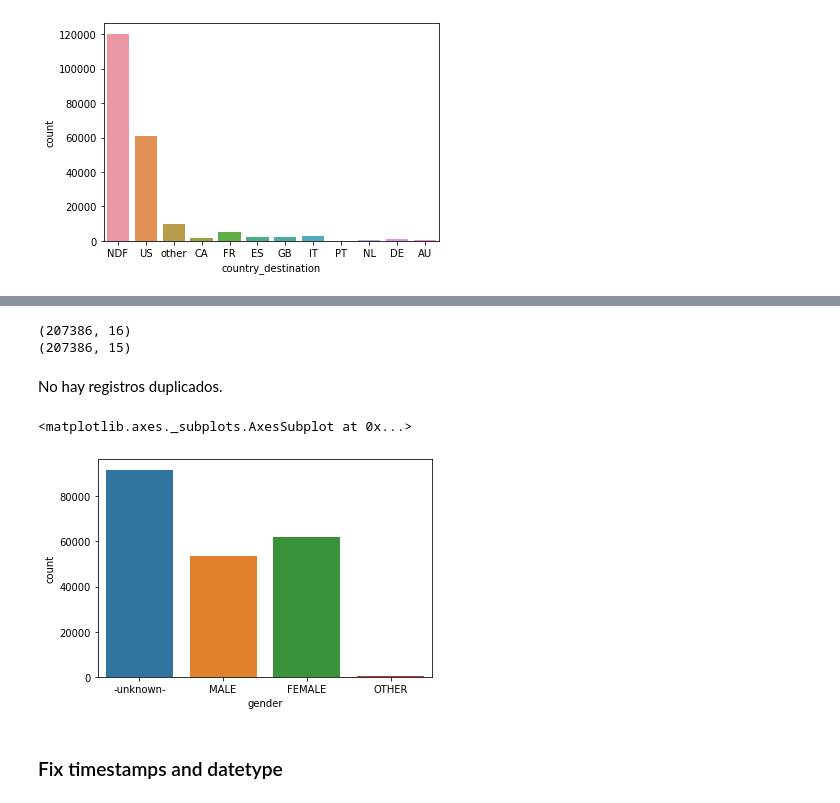
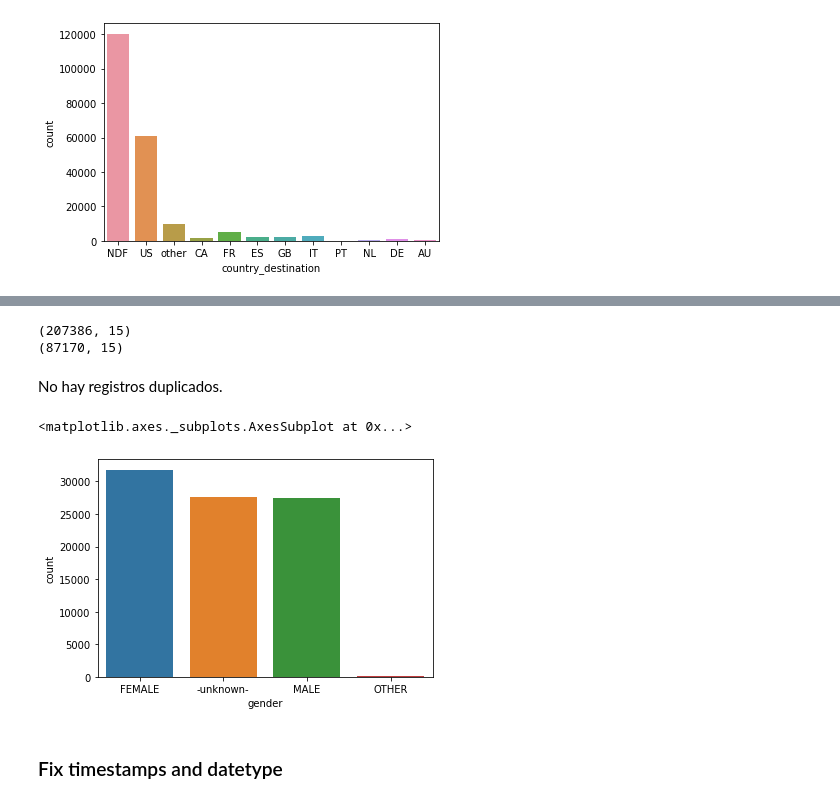
Before and after one commit to kevinsen/MentoriaAirbnb, a Jupyter notebook: Notebooks/Laboratorio_IntroduccionDeepLearning.ipynb, the cells around one changed output, grey strips where cells are left out. Drawn from its saved outputs; the diff is of its cells as text; code cells hidden in the pictures.

```diff
--- a/Notebooks/Laboratorio_IntroduccionDeepLearning.ipynb
+++ b/Notebooks/Laboratorio_IntroduccionDeepLearning.ipynb
@@ -40,7 +40,7 @@ np.random.seed(3)
 
 La celda siguiente se encarga de la carga de datos (haciendo uso de pandas). Estos serán los que se trabajarán en el resto del laboratorio.
 # %%
-dataset = pd.read_csv("../Datos/data_cleaned.csv", comment="#")
+dataset = pd.read_csv("../Datos/data_cleaned.csv", comment="#", index_col=('id'))
 print('\nLongitud del dataset: '+str(len(dataset))+'\n')
 
 #División entre instancias y etiquetas
@@ -226,3 +233,7 @@ sns.countplot(data=dataset, x='country_destination')
 # %% [output]
 <matplotlib.axes._subplots.AxesSubplot at 0x...>
 [figure]
+# %%
+#drop rows with NDF in country destination and NaN in first_time_booking
+df = dataset.dropna(subset=['country_destination', 'date_first_booking'])
+sns.countplot(data=df, x='country_destination')
@@ -229,16 +243,16 @@ sns.countplot(data=dataset, x='country_destination')
 # %%
-df_uniques = dataset.set_index('id').drop_duplicates()
+df_uniques = df.drop_duplicates()
 print(dataset.shape)
 print(df_uniques.shape)
 # %% [output]
-(207386, 16)
 (207386, 15)
+(87170, 15)
 # %% [markdown]
 No hay registros duplicados.
 # %%
-sns.countplot(data=dataset, x='gender')
+sns.countplot(data=df, x='gender')
 # %% [output]
 <matplotlib.axes._subplots.AxesSubplot at 0x...>
-[figure, old version]
+[figure, new version]
 # %% [markdown]
 ### Fix timestamps and datetype
```
Also changed, not shown: parts of 40 cells of this notebook, 1 other file.
